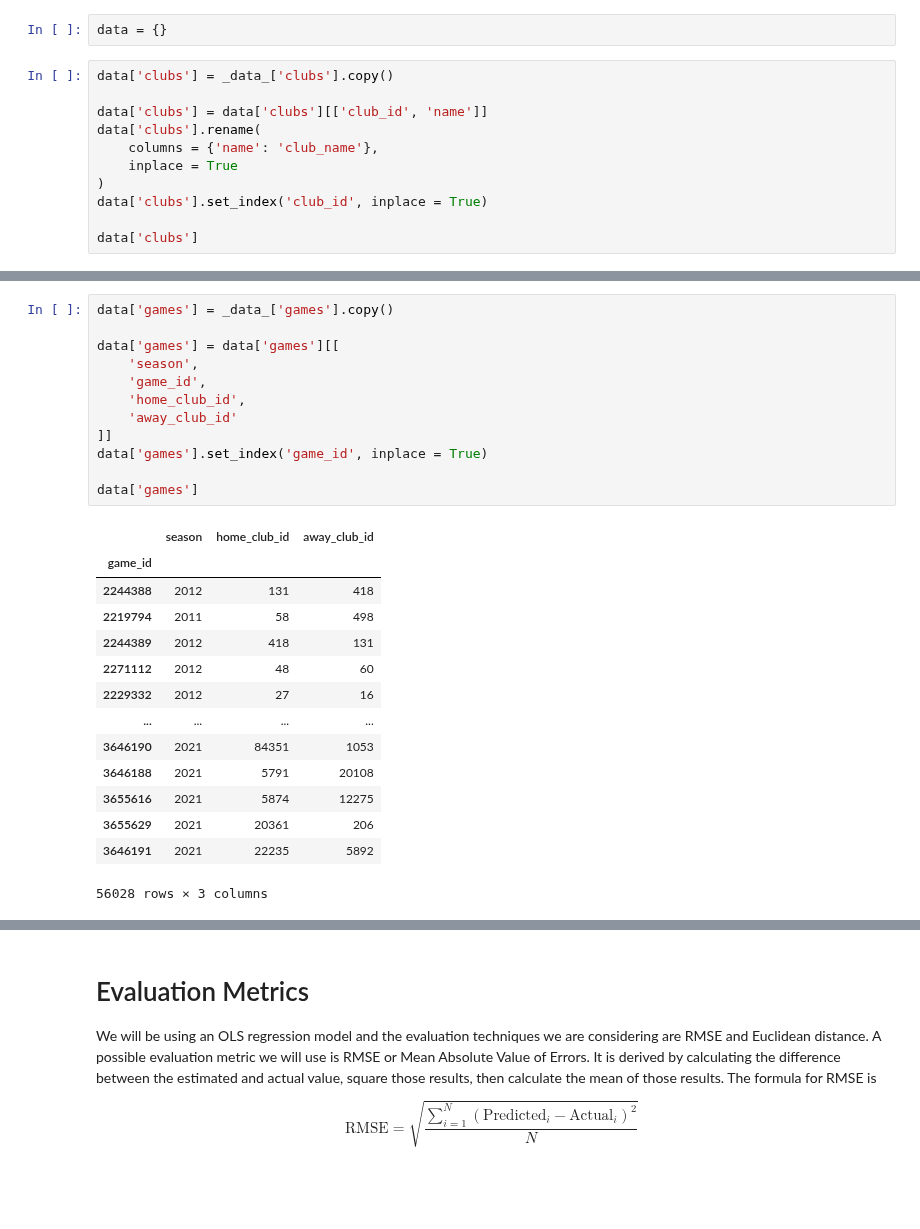
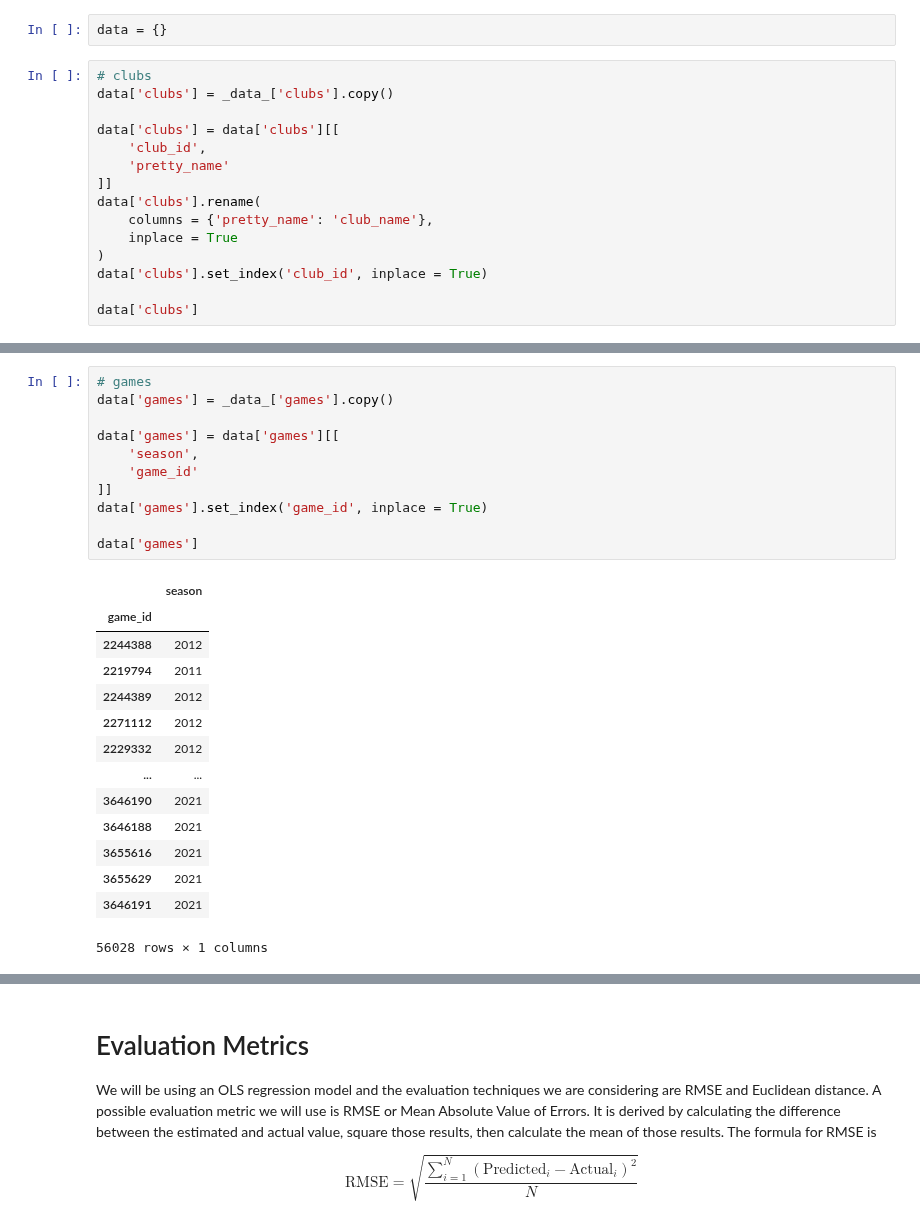
Before and after one commit to kade09/FifaMarketValueML, a Jupyter notebook: project.ipynb, the cells around one changed output, grey strips where cells are left out. Cells and saved outputs as stored; diff of their text form; blank space fills up the shorter version.

```diff
--- a/project.ipynb
+++ b/project.ipynb
@@ -62,11 +83,15 @@ _data_ = {
 # %%
 data = {}
 # %%
+# clubs
 data['clubs'] = _data_['clubs'].copy()
 
-data['clubs'] = data['clubs'][['club_id', 'name']]
+data['clubs'] = data['clubs'][[
+    'club_id',
+    'pretty_name'
+]]
 data['clubs'].rename(
-    columns = {'name': 'club_name'},
+    columns = {'pretty_name': 'club_name'},
     inplace = True
 )
 data['clubs'].set_index('club_id', inplace = True)
@@ -89,29 +114,28 @@ data['clubs']
 400 rows × 1 columns
 # %%
+# games
 data['games'] = _data_['games'].copy()
 
 data['games'] = data['games'][[
     'season',
-    'game_id',
-    'home_club_id',
-    'away_club_id'
+    'game_id'
 ]]
 data['games'].set_index('game_id', inplace = True)
 
 data['games']
 # %% [output]
-|  | season | home_club_id | away_club_id |
-| game_id |  |  |  |
-| 2244388 | 2012 | 131 | 418 |
-| 2219794 | 2011 | 58 | 498 |
-| 2244389 | 2012 | 418 | 131 |
-| 2271112 | 2012 | 48 | 60 |
-| 2229332 | 2012 | 27 | 16 |
-| ... | ... | ... | ... |
-| 3646190 | 2021 | 84351 | 1053 |
-| 3646188 | 2021 | 5791 | 20108 |
-| 3655616 | 2021 | 5874 | 12275 |
-| 3655629 | 2021 | 20361 | 206 |
-| 3646191 | 2021 | 22235 | 5892 |
+|  | season |
+| game_id |  |
+| 2244388 | 2012 |
+| 2219794 | 2011 |
+| 2244389 | 2012 |
+| 2271112 | 2012 |
+| 2229332 | 2012 |
+| ... | ... |
+| 3646190 | 2021 |
+| 3646188 | 2021 |
+| 3655616 | 2021 |
+| 3655629 | 2021 |
+| 3646191 | 2021 |
-56028 rows × 3 columns
+56028 rows × 1 columns
 # %%
```
Also changed, not shown: parts of 38 cells of this notebook.
